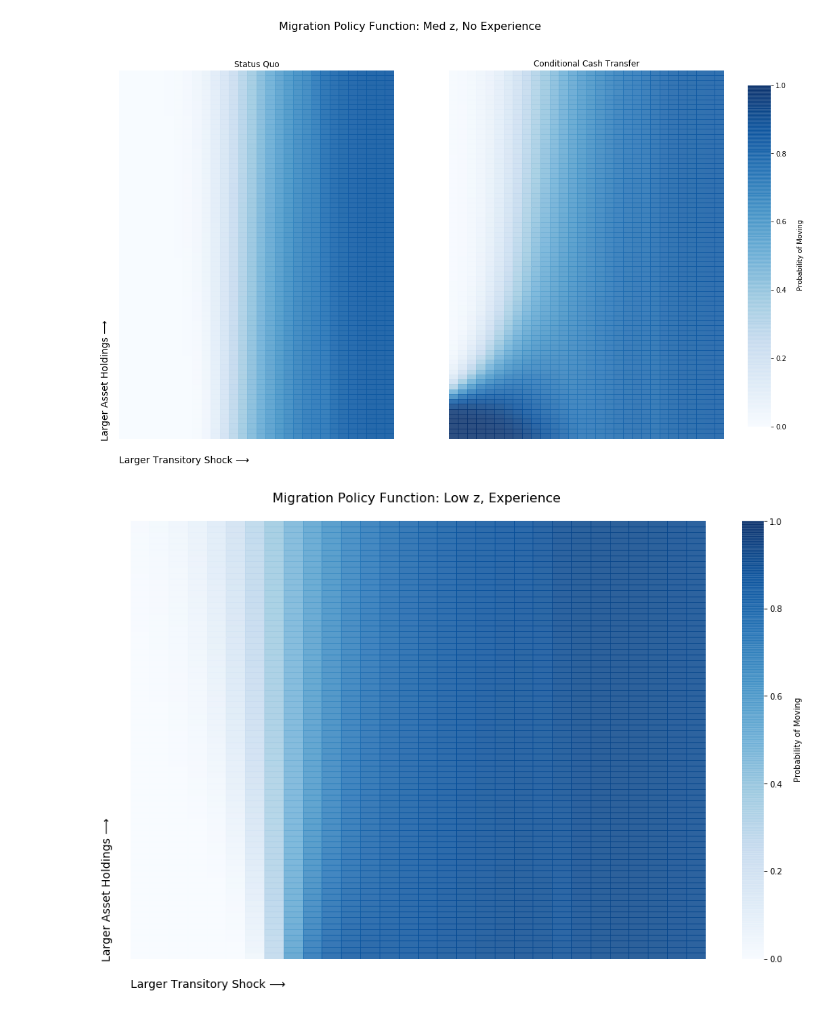
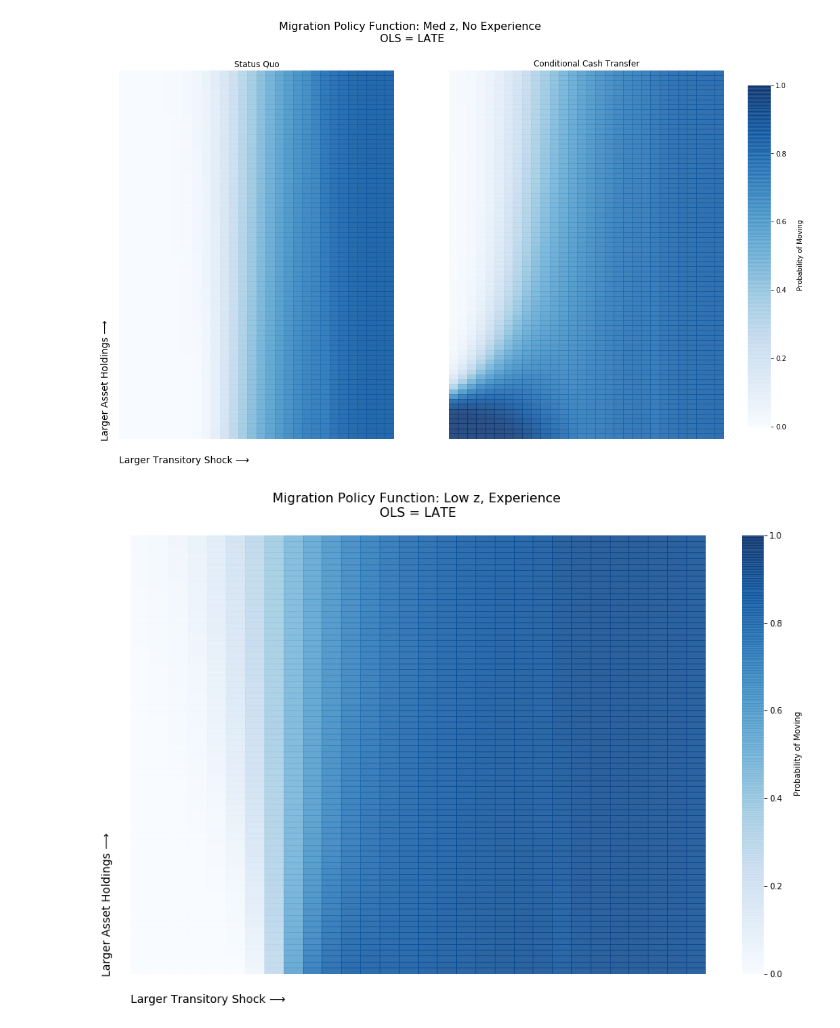
Before and after one commit to mwaugh0328/welfare-rural-urban-migration, a Jupyter notebook: plotting/plot_policy_functions-ols=late.ipynb, the cells around one changed output. Cells and saved outputs as stored; diff of their text form; code cells hidden in the pictures.

Commit message:
updated titles

```diff
--- a/plotting/plot_policy_functions-ols=late.ipynb
+++ b/plotting/plot_policy_functions-ols=late.ipynb
@@ -146,36 +148,36 @@ ax[0].text(-2, 75, "Larger Asset Holdings ⟶ ",fontsize = 14, rotation = 90)
 
 ax[0].text(0, 80, "Larger Transitory Shock ⟶ ",fontsize = 14)
 
-fig.suptitle("Migration Policy Function: Med z, No Experience \n", fontsize = 16)
+fig.suptitle("Migration Policy Function: Med z, No Experience \n OLS = LATE \n", fontsize = 16)
 
 plt.savefig(fig_path + "migration_policy_med_z_both.pdf", bbox_inches = "tight", dip = 3600)
 plt.savefig(fig_path + "migration_policy_med_z_both.png", bbox_inches = "tight")
 
 plt.show()
 # %% [output]
-[figure, old version]
+[figure, new version]
 # %%
 fig, ax = plt.subplots(1,1,figsize = (16,10))
 
 sns.heatmap((1-exp_move).iloc[asset_range,shock_range], cmap="Blues",cbar = True,vmin=0,vmax=1.00, ax=ax,
            cbar_kws=dict(use_gridspec=False,location="right",label = "\n Probability of Moving"), alpha = alpha)
 
 ax.get_xaxis().set_visible(False)
 ax.get_yaxis().set_visible(False)
 
 ax.text(-1.5, 75, "Larger Asset Holdings ⟶ ",fontsize = 14, rotation = 90)
 
 ax.text(0, 80, "Larger Transitory Shock ⟶ ",fontsize = 14)
 
-ax.set_title("Migration Policy Function: Low z, Experience \n", fontsize = 16)
+ax.set_title("Migration Policy Function: Low z, Experience \n OLS = LATE \n", fontsize = 16)
 
 plt.savefig(fig_path + "migration_policy_exp_z.pdf", bbox_inches = "tight", dip = 3600)
 plt.savefig(fig_path + "migration_policy_exp_z.png", bbox_inches = "tight")
 
 
 plt.show()
 # %% [output]
-[figure, old version]
+[figure, new version]
 # %%
 fig, ax = plt.subplots(1,2,figsize = (16,10))
 
```
Also changed, not shown: parts of 6 cells of this notebook, 19 other files.
